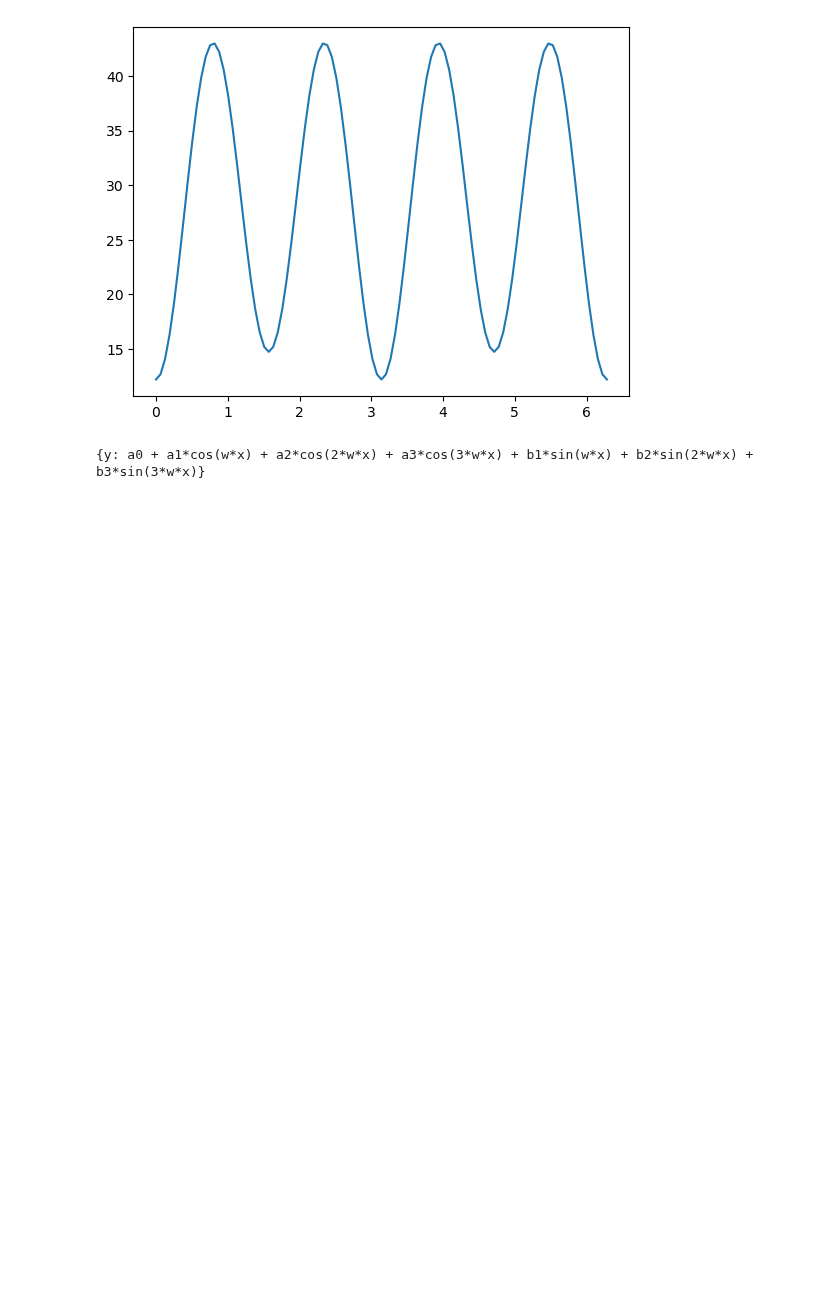
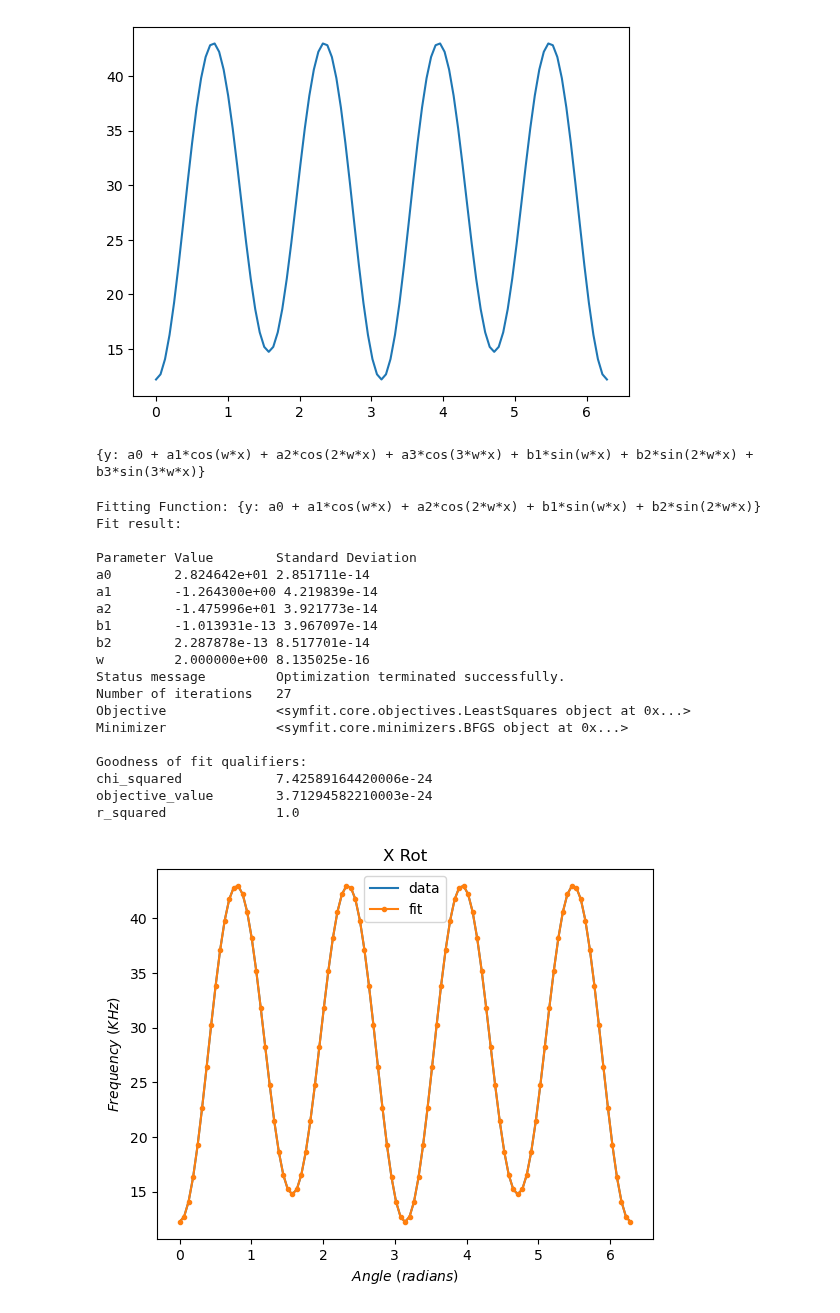
Before and after one commit to AstrobioShiva/Script_project, a Jupyter notebook: Python/Plotting/fourier_fit.ipynb, the cells around one changed output. Saved outputs shown, nothing was run; the diff lists cells and outputs as text; code cells hidden in the pictures; blank space fills up the shorter version.

```diff
--- a/Python/Plotting/fourier_fit.ipynb
+++ b/Python/Plotting/fourier_fit.ipynb
@@ -12,3 +12,10 @@ y_sx = df3['fre_sum']/1E3
 y_dx = df3['freq_diff']/1E6
 y_1Dx = df3['freq_1D']/1E6 #freq of |1> -> |0>
 y_2Dx = df3['freq_2D']/1E6 #freq of |0> -> |-1>
+# %%
+
+y_float = np.array(y_sx, dtype=float)
+x_float = np.array(x, dtype = float)
+# x= np.asarray(x)
+# y_sx=np.asarray(y_sx)
+# type(x)
@@ -47,7 +58,52 @@ def fourier_series(x, f, n=0):
 
 x, y = variables('x, y')
 w, = parameters('w')
-model_dict = {y: fourier_series(x, f=w, n=3)}
-print(model_dict)
+model_dict = {y: fourier_series(x, f=w, n=2)}
-# %% [output]
-{y: a0 + a1*cos(w*x) + a2*cos(2*w*x) + a3*cos(3*w*x) + b1*sin(w*x) + b2*sin(2*w*x) + b3*sin(3*w*x)}
+# %%
+print(model_dict)
+# %% [output]
+{y: a0 + a1*cos(w*x) + a2*cos(2*w*x) + a3*cos(3*w*x) + b1*sin(w*x) + b2*sin(2*w*x) + b3*sin(3*w*x)}
+# %%
+# Reading Data
+# xdata = np.linspace(-np.pi, np.pi)
+# ydata = np.zeros_like(xdata)
+# ydata[xdata > 0] = 1
+
+xdata = x_float
+ydata = y_float
+
+# Define a Fit object for this model and data
+fit = Fit(model_dict, x=xdata, y=ydata)
+fit_result = fit.execute()
+print('Fitting Function:',model_dict)
+print('Fit result:''\n',fit_result)
+
+# Plot the result
+plt.plot(xdata, ydata, label = "data")
+plt.plot(xdata, fit.model(xdata, **fit_result.params).y, marker=".", label = "fit")
+plt.title('X Rot')
+plt.xlabel(r'$Angle\ (radians)$')
+plt.ylabel(r'$Frequency\ (KHz)$')
+plt.legend()
+plt.show()
+# %% [output]
+Fitting Function: {y: a0 + a1*cos(w*x) + a2*cos(2*w*x) + b1*sin(w*x) + b2*sin(2*w*x)}
+Fit result:
+
+Parameter Value        Standard Deviation
+a0        2.824642e+01 2.851711e-14
+a1        -1.264300e+00 4.219839e-14
+a2        -1.475996e+01 3.921773e-14
+b1        -1.013931e-13 3.967097e-14
+b2        2.287878e-13 8.517701e-14
+w         2.000000e+00 8.135025e-16
+Status message         Optimization terminated successfully.
+Number of iterations   27
+Objective              <symfit.core.objectives.LeastSquares object at 0x...>
+Minimizer              <symfit.core.minimizers.BFGS object at 0x...>
+
+Goodness of fit qualifiers:
+chi_squared            7.42589164420006e-24
+objective_value        3.71294582210003e-24
+r_squared              1.0
+[figure, added]
```
Also changed, not shown: parts of 11 cells of this notebook, 1 other file.
